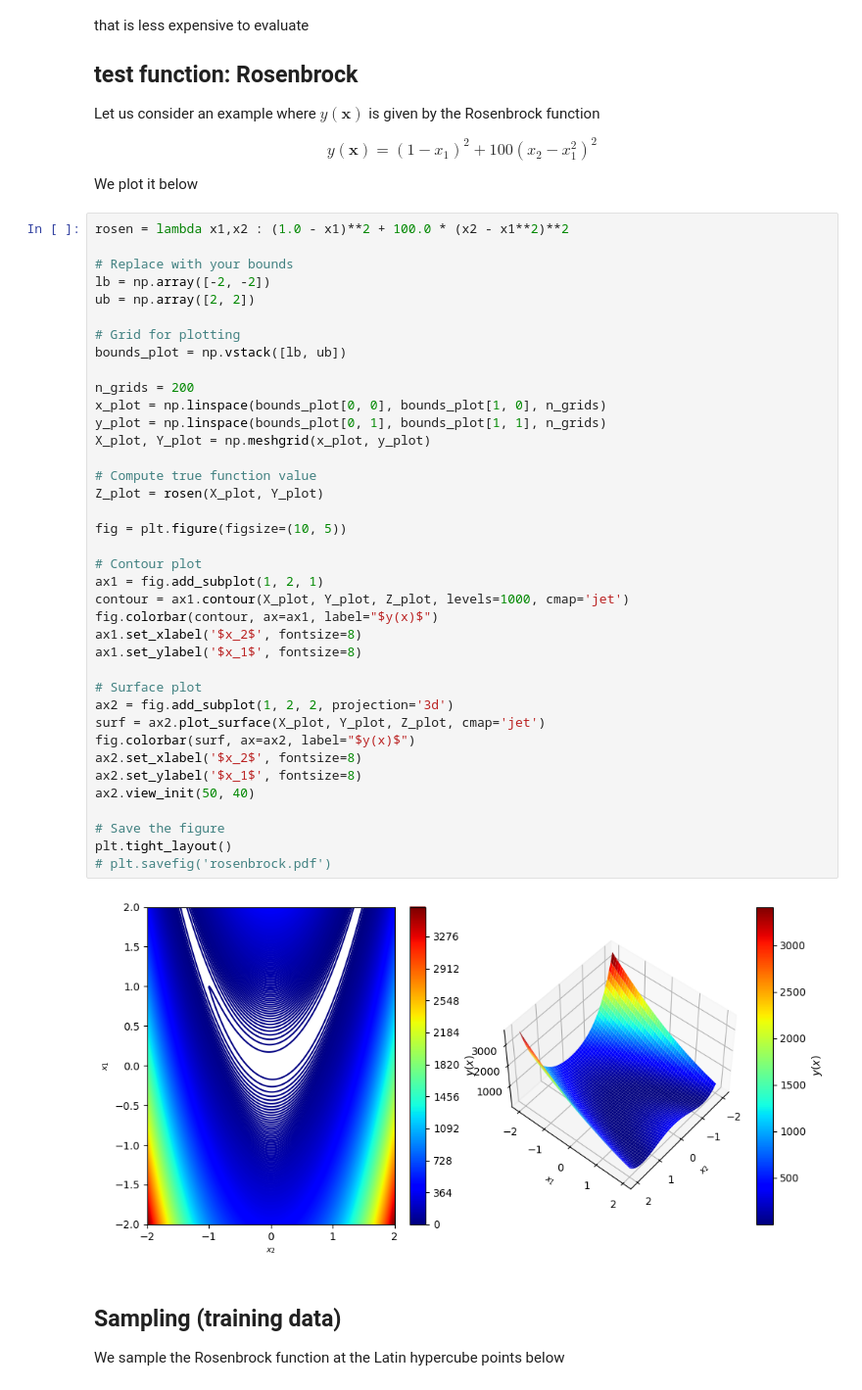
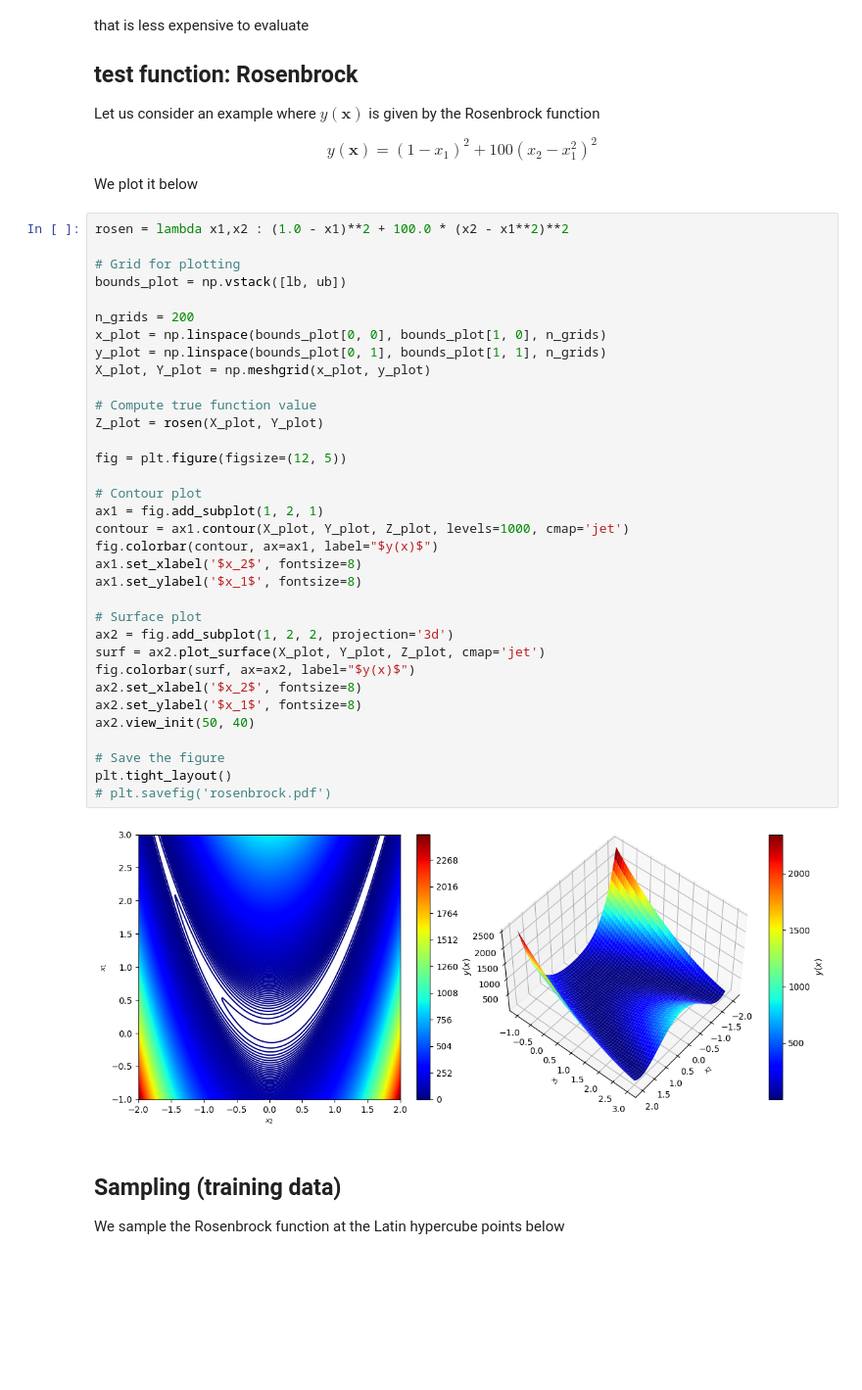
Before and after one commit to khbalhandawi/MECH559_notebooks, a Jupyter notebook: 3_data_fits/Model_fits_py.ipynb, the cells around one changed output. Shown at 98% size. Saved outputs shown, nothing was run; the diff lists cells and outputs as text; blank space fills up the shorter version.

```diff
--- a/3_data_fits/Model_fits_py.ipynb
+++ b/3_data_fits/Model_fits_py.ipynb
@@ -82,44 +77,40 @@ $$
 We plot it below
 # %%
 rosen = lambda x1,x2 : (1.0 - x1)**2 + 100.0 * (x2 - x1**2)**2
-
-# Replace with your bounds
-lb = np.array([-2, -2])
-ub = np.array([2, 2])
 
 # Grid for plotting
 bounds_plot = np.vstack([lb, ub])
 
 n_grids = 200
 x_plot = np.linspace(bounds_plot[0, 0], bounds_plot[1, 0], n_grids)
 y_plot = np.linspace(bounds_plot[0, 1], bounds_plot[1, 1], n_grids)
 X_plot, Y_plot = np.meshgrid(x_plot, y_plot)
 
 # Compute true function value
 Z_plot = rosen(X_plot, Y_plot)
 
-fig = plt.figure(figsize=(10, 5))
+fig = plt.figure(figsize=(12, 5))
 
 # Contour plot
 ax1 = fig.add_subplot(1, 2, 1)
 contour = ax1.contour(X_plot, Y_plot, Z_plot, levels=1000, cmap='jet')
 fig.colorbar(contour, ax=ax1, label="$y(x)$")
 ax1.set_xlabel('$x_2$', fontsize=8)
 ax1.set_ylabel('$x_1$', fontsize=8)
 
 # Surface plot
 ax2 = fig.add_subplot(1, 2, 2, projection='3d')
 surf = ax2.plot_surface(X_plot, Y_plot, Z_plot, cmap='jet')
 fig.colorbar(surf, ax=ax2, label="$y(x)$")
 ax2.set_xlabel('$x_2$', fontsize=8)
 ax2.set_ylabel('$x_1$', fontsize=8)
 ax2.view_init(50, 40)
 
 # Save the figure
 plt.tight_layout()
 # plt.savefig('rosenbrock.pdf')
 # %% [output]
-[figure, old version]
+[figure, new version]
 # %% [markdown]
 ## Sampling (training data)
 
```
Also changed, not shown: parts of 19 cells of this notebook, 2 other files.
